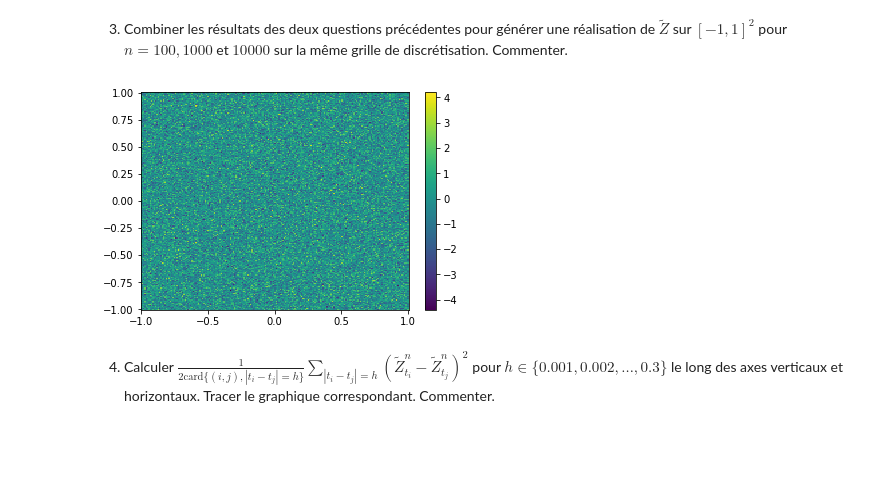
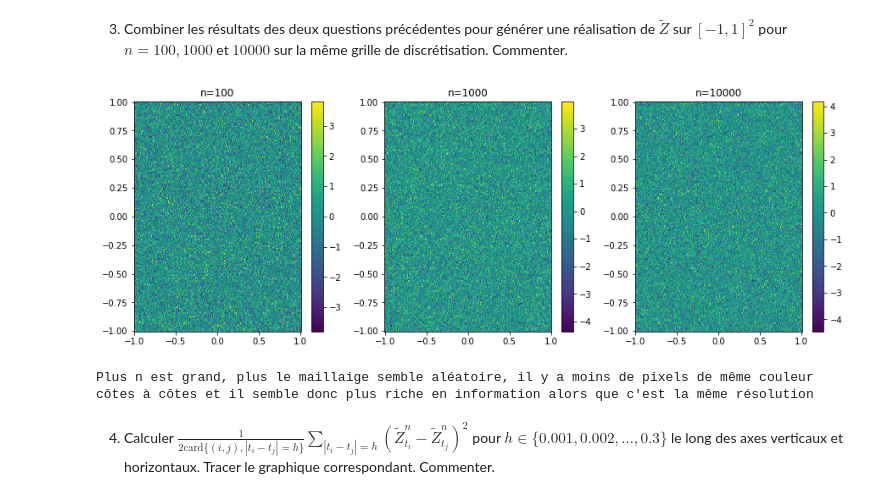
Before and after one commit to EliottBarbier/projet_proba, a Jupyter notebook: Projet numérique de Probabilités 2022 - enonce.ipynb, the cells around one changed output. Drawn from its saved outputs; the diff is of its cells as text; code cells hidden in the pictures; blank space fills up the shorter version.

```diff
--- a/Projet numérique de Probabilités 2022 - enonce.ipynb
+++ b/Projet numérique de Probabilités 2022 - enonce.ipynb
@@ -416,24 +422,24 @@ for k in range(10):
 # %% [markdown]
 2. L'étape suivante consiste à attribuer une valeur +1 ou -1 à chaque partie du domaine, délimitées par une droite aléatoire. Générer une droite aléatoire, puis assigner une valeur aléatoire +1 ou -1 en tous points d'une grille régulière de discrétisation du domaine $[-1,1]^2$ de dimensions 200x200 (voir **np.meshgrid** et **plt.pcolormesh**).
 # %%
-def géné_valeur(droites, x, y): #La droite est un tuple (alphas,ps ) de array avecles droites simulées pour chaque (x,y) et x y sont les tableaux sur lequels on meshgrid
+def géné_valeur(droites, x, y): #La droite est un tuple (alphas,p_s ) de array avecles droites simulées pour chaque (x,y) et x y sont les tableaux sur lequels on meshgrid
 #En sortie on a un tableau avec des +1 ou -1 de la taille du meshgrid.
-    alphas,p_s=droitesd*
+    alphas,p_s=droites
     xv,yv=np.meshgrid(x,x)
     valeur=np.full((xv.shape[0],xv.shape[1]),1 )
     valeur[ xv*np.cos(alphas) + yv*np.sin(alphas) > p_s]= -1
     return(valeur)
 
+#Def de la grille :
 x=np.linspace(-1,1,200)
+xv,yv=np.meshgrid(x,x)
 
-print(xv.shape)
-print(yv.shape)
-#plt.plot(xv,yv)
-#Je génère ma droite
-alpha=sps.uniform.rvs()*pi #Méthode inversion A REDEMONTRER
+#Je génère ma droite aléatoire
+alpha=sps.uniform.rvs()*pi
 p=sps.uniform.rvs()*2*np.sqrt(2)-np.sqrt(2)
 valeur=géné_valeur( (alpha,p), x, x)
 
+#On trace :
 plt.plot(x, (p-x*np.cos(alpha))/np.sin(alpha))
 plt.xlim([-1,1])
 plt.ylim([-1,1])
@@ -472,27 +476,44 @@ plt.pcolor(xs,ys,density)
 3. Combiner les résultats des deux questions précédentes pour générer une réalisation de $\tilde{Z}$ sur $[-1,1]^2$ pour $n = 100, 1000$ et $10000$ sur la même grille de discrétisation. Commenter.
 # %%
 def Z_fin(x,y,n,inter_max): #Pourun couple (x,y) fixé, on a une droite, ie que dans la sommec'est toujours le même alpha et p, on ne regénère
-    #pas à chaque fois. Fin c'est ce que j'ai compris.
+    #pas à chaque fois. Fin c'est ce que j'ai compris.On ne regarde qu'une réalisation de Z.
     #On se dit que x,y sont des tableaux et on a en sorti un tableau de dim du meshgrid afin d'avoir une valeur de Z pour chaque noeud
 
     xv,yv=np.meshgrid(x,y)
     alphas, p_s=droites( x.shape[0]*y.shape[0], inter_max )
     alphas=np.reshape(alphas, (xv.shape[0],xv.shape[1]) )
     p_s=np.reshape(p_s, (xv.shape[0],xv.shape[1]) )
     final= np.zeros( (xv.shape[0],xv.shape[1]) )
 
     for k in range(n):
-        Simu_Xi= changes=np.random.choice(np.array([-1,1]), size=(xv.shape[0],xv.shape[1]) ) #Ils sont différents pour chaque (x,y)
+        Simu_Xi= np.random.choice(np.array([-1,1]), size=(xv.shape[0],xv.shape[1]) ) #Ils sont différents pour chaque (x,y)
         final= final + Simu_Xi*géné_valeur( (alphas,p_s),x,y ) #Multiplication terme à terme des tableaux
     return(final/np.sqrt(n))
 
 x=np.linspace(-1,1,200)
 y=np.linspace(-1,1,200)
-n=100 #Avec n=10000 ça prend environ 40s
-plt.pcolor(x,y,Z_fin(x,y,n,np.sqrt(2)));
-plt.colorbar();
+#n=100 #Avec n=10000 ça prend environ 40s
+#plt.pcolor(x,y,Z_fin(x,y,n,np.sqrt(2)));
+#plt.colorbar();
+
+taille=5
+fig,axes=plt.subplots( 1,3,figsize=(taille*3,taille) )
+z1_plot=axes[0].pcolor(x,y,Z_fin(x,y,100,np.sqrt(2)))
+axes[0].set_title('n=100')
+
+plt.colorbar(z1_plot,ax=axes[0])
+z2_plot=axes[1].pcolor(x,y,Z_fin(x,y,1000,np.sqrt(2)))
+axes[1].set_title('n=1000')
+plt.colorbar(z2_plot,ax=axes[1])
+z3_plot=axes[2].pcolor(x,y,Z_fin(x,y,10000,np.sqrt(2)))
+axes[2].set_title('n=10000')
+plt.colorbar(z3_plot,ax=axes[2])
+
+plt.show()
+print("Plus n est grand, plus le maillaige semble aléatoire, il y a moins de pixels de même couleur côtes à côtes et il semble donc plus riche en information alors que c'est la même résolution")
 # %% [output]
-[figure, old version]
+[figure, new version]
+Plus n est grand, plus le maillaige semble aléatoire, il y a moins de pixels de même couleur côtes à côtes et il semble donc plus riche en information alors que c'est la même résolution
 # %% [markdown]
 4. Calculer $\frac1{2\text{card}\{(i,j),|t_i-t_j|=h\}}\sum_{|t_i-t_j|=h}(\tilde{Z}^{n}_{t_i} - \tilde{Z}^{n}_{t_j})^2$ pour $h \in \{0.001,0.002,\ldots,0.3\}$ le long des axes verticaux et horizontaux. Tracer le graphique correspondant. Commenter.
 # %%
```
Also changed, not shown: parts of 12 cells of this notebook.
